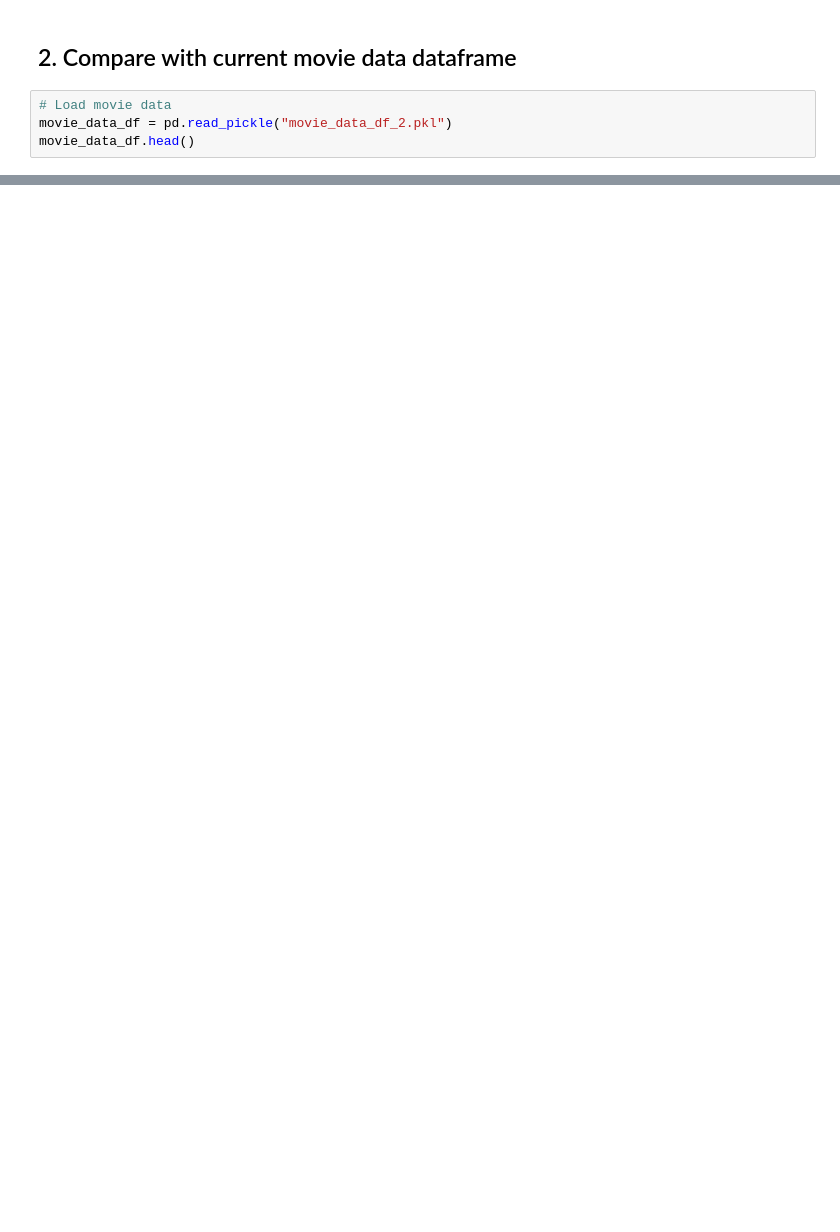
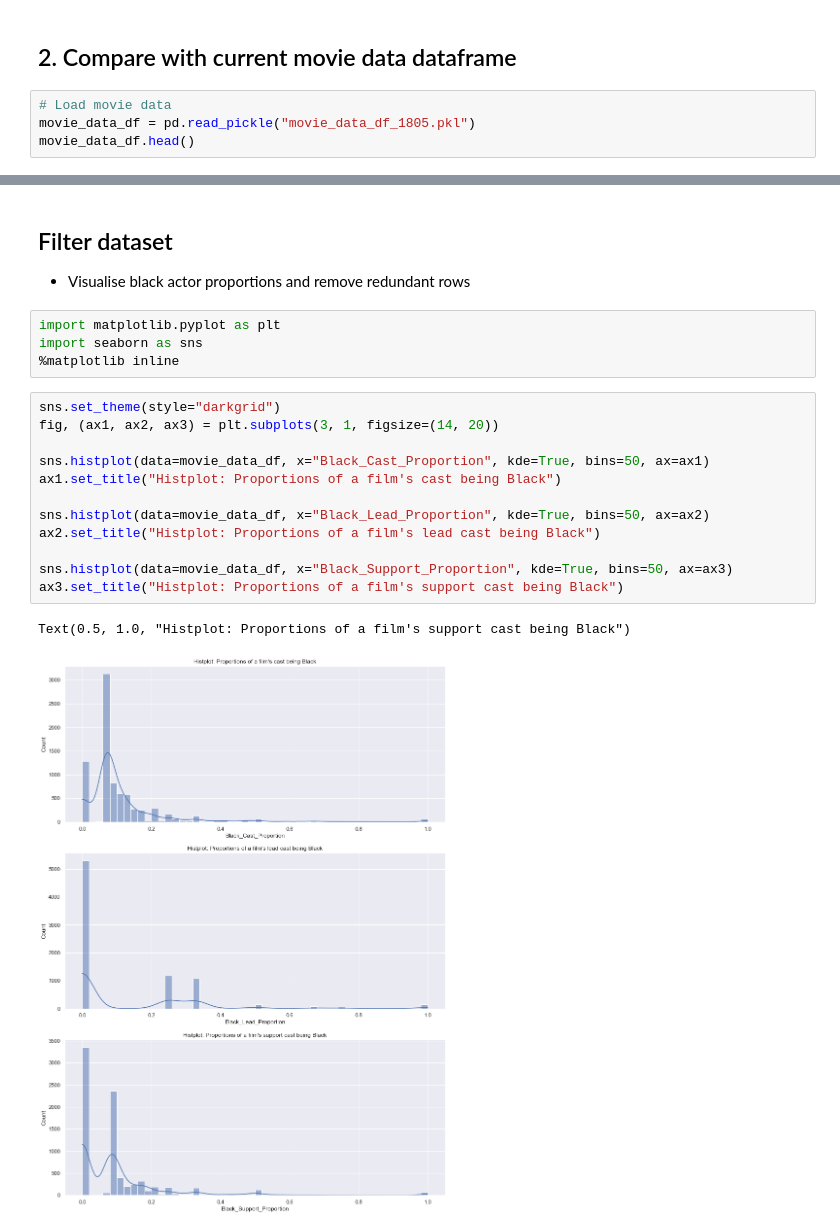
Before and after one commit to Jakisanya/black-film-analysis, a Jupyter notebook: notebooks/4.0-ja-data-preprocessing.ipynb, the cells around one changed output, grey strips where cells are left out. Saved outputs shown, nothing was run; the diff lists cells and outputs as text; blank space fills up the shorter version.

```diff
--- a/notebooks/4.0-ja-data-preprocessing.ipynb
+++ b/notebooks/4.0-ja-data-preprocessing.ipynb
@@ -103,6 +104,6 @@ merged_list
 ## 2. Compare with current movie data dataframe
 # %%
 # Load movie data
-movie_data_df = pd.read_pickle("movie_data_df_2.pkl")
+movie_data_df = pd.read_pickle("movie_data_df_1805.pkl")
 movie_data_df.head()
 # %% [output]
@@ -148,0 +251,22 @@ list_difference
+# %% [markdown]
+## Filter dataset
+- Visualise black actor proportions and remove redundant rows
+# %%
+import matplotlib.pyplot as plt
+import seaborn as sns
+%matplotlib inline
+# %%
+sns.set_theme(style="darkgrid")
+fig, (ax1, ax2, ax3) = plt.subplots(3, 1, figsize=(14, 20))
+
+sns.histplot(data=movie_data_df, x="Black_Cast_Proportion", kde=True, bins=50, ax=ax1)
+ax1.set_title("Histplot: Proportions of a film's cast being Black")
+
+sns.histplot(data=movie_data_df, x="Black_Lead_Proportion", kde=True, bins=50, ax=ax2)
+ax2.set_title("Histplot: Proportions of a film's lead cast being Black")
+
+sns.histplot(data=movie_data_df, x="Black_Support_Proportion", kde=True, bins=50, ax=ax3)
+ax3.set_title("Histplot: Proportions of a film's support cast being Black")
+# %% [output]
+Text(0.5, 1.0, "Histplot: Proportions of a film's support cast being Black")
+[figure, added]
```
Also changed, not shown: parts of 67 cells of this notebook, 2 other files.
